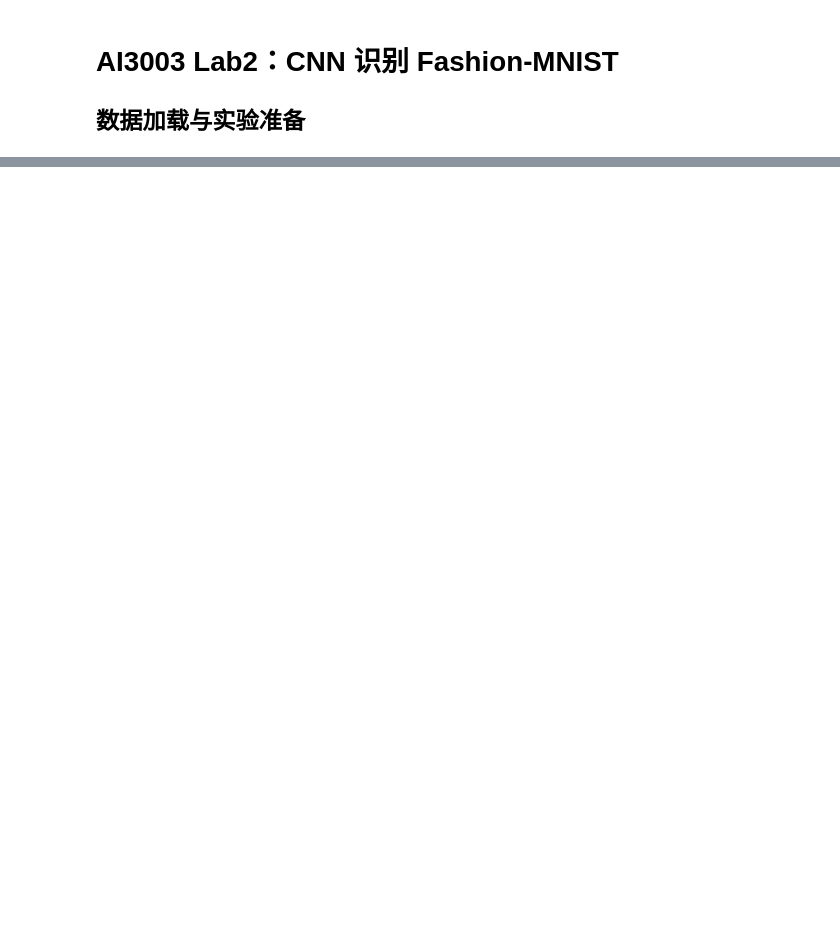
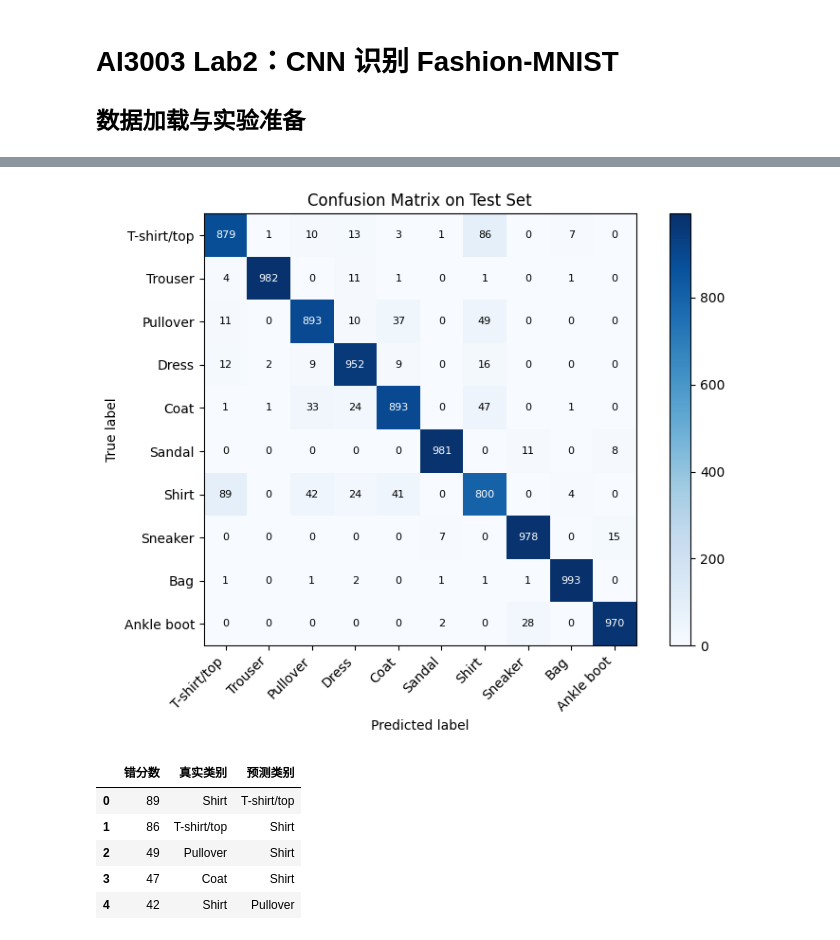
Before and after one commit to xinchengo/ai3003, a Jupyter notebook: lab/lab2/load.ipynb, the cells around one changed output, grey strips where cells are left out. Saved outputs shown, nothing was run; the diff lists cells and outputs as text; code cells hidden in the pictures; blank space fills up the shorter version.

```diff
--- a/lab/lab2/load.ipynb
+++ b/lab/lab2/load.ipynb
@@ -337,18 +726,28 @@ plot_validation_curves(pooling_results, "Pooling Ablation", save_name="pooling_a
 # %%
 all_results = {
-    "2层卷积": depth_results["2层卷积"],
-    "3层卷积": baseline_result,
-    "4层卷积": depth_results["4层卷积"],
+    "2 Conv Layers": depth_results["2 Conv Layers"],
+    "3 Conv Layers": baseline_result,
+    "4 Conv Layers": depth_results["4 Conv Layers"],
     "5x5": kernel_results["5x5"],
     "7x7": kernel_results["7x7"],
     "Average Pooling": pooling_results["Average Pooling"],
+    "No BatchNorm": regularization_results["No BatchNorm"],
+    "No Dropout": regularization_results["No Dropout"],
+    "No BatchNorm or Dropout": regularization_results["No BatchNorm or Dropout"],
 }
 
 final_name, final_result = max(
     all_results.items(),
     key=lambda item: item[1]["best_val_accuracy"],
 )
-final_metrics = evaluate_on_test(final_result)
+
+# 在测试集上评估验证集表现最好的模型
+final_metrics = evaluate_model(
+    model=final_result["model"],
+    criterion=criterion,
+    dataloader=test_loader,
+    device=device,
+)
 
 print(f"最终选择的模型: {final_name}")
 print(f"最佳验证准确率: {final_result['best_val_accuracy']:.4f}")
@@ -365,0 +761,58 @@ show_misclassified_examples(test_images, test_labels, test_preds, save_name="mis
+# %%
+from sklearn.metrics import confusion_matrix
+
+# 收集测试集上的全部预测结果，后续用于混淆矩阵和错分样本展示
+final_result["model"].eval()
+all_images, all_labels, all_preds = [], [], []
+with torch.no_grad():
+    for images, labels in test_loader:
+        logits = final_result["model"](images.to(device))
+        preds = logits.argmax(dim=1).cpu()
+        all_images.append(images.cpu())
+        all_labels.append(labels.cpu())
+        all_preds.append(preds)
+
+test_images = torch.cat(all_images)
+test_labels = torch.cat(all_labels)
+test_preds = torch.cat(all_preds)
+
+# 绘制混淆矩阵，并列出最常见的错分对
+cm = confusion_matrix(test_labels.numpy(), test_preds.numpy())
+
+fig, ax = plt.subplots(figsize=(8, 6))
+im = ax.imshow(cm, cmap="Blues")
+ax.set_xticks(range(len(class_names)))
+ax.set_yticks(range(len(class_names)))
+ax.set_xticklabels(class_names, rotation=45, ha="right")
+ax.set_yticklabels(class_names)
+ax.set_xlabel("Predicted label")
+ax.set_ylabel("True label")
+ax.set_title("Confusion Matrix on Test Set")
+fig.colorbar(im, ax=ax)
+
+for i in range(cm.shape[0]):
+    for j in range(cm.shape[1]):
+        color = "white" if cm[i, j] > cm.max() * 0.5 else "black"
+        ax.text(j, i, int(cm[i, j]), ha="center", va="center", fontsize=8, color=color)
+
+plt.tight_layout()
+plt.savefig(FIG_DIR / "confusion_matrix.png", dpi=300, bbox_inches="tight")
+plt.show()
+
+pairs = []
+for i in range(len(class_names)):
+    for j in range(len(class_names)):
+        if i != j and cm[i, j] > 0:
+            pairs.append((cm[i, j], class_names[i], class_names[j]))
+
+pairs.sort(reverse=True)
+error_summary = pd.DataFrame(pairs[:5], columns=["错分数", "真实类别", "预测类别"])
+display(error_summary)
+# %% [output]
+[figure, added]
+|  | 错分数 | 真实类别 | 预测类别 |
+| 0 | 89 | Shirt | T-shirt/top |
+| 1 | 86 | T-shirt/top | Shirt |
+| 2 | 49 | Pullover | Shirt |
+| 3 | 47 | Coat | Shirt |
+| 4 | 42 | Shirt | Pullover |
```
Also changed, not shown: parts of 31 cells of this notebook, 10 other files.
